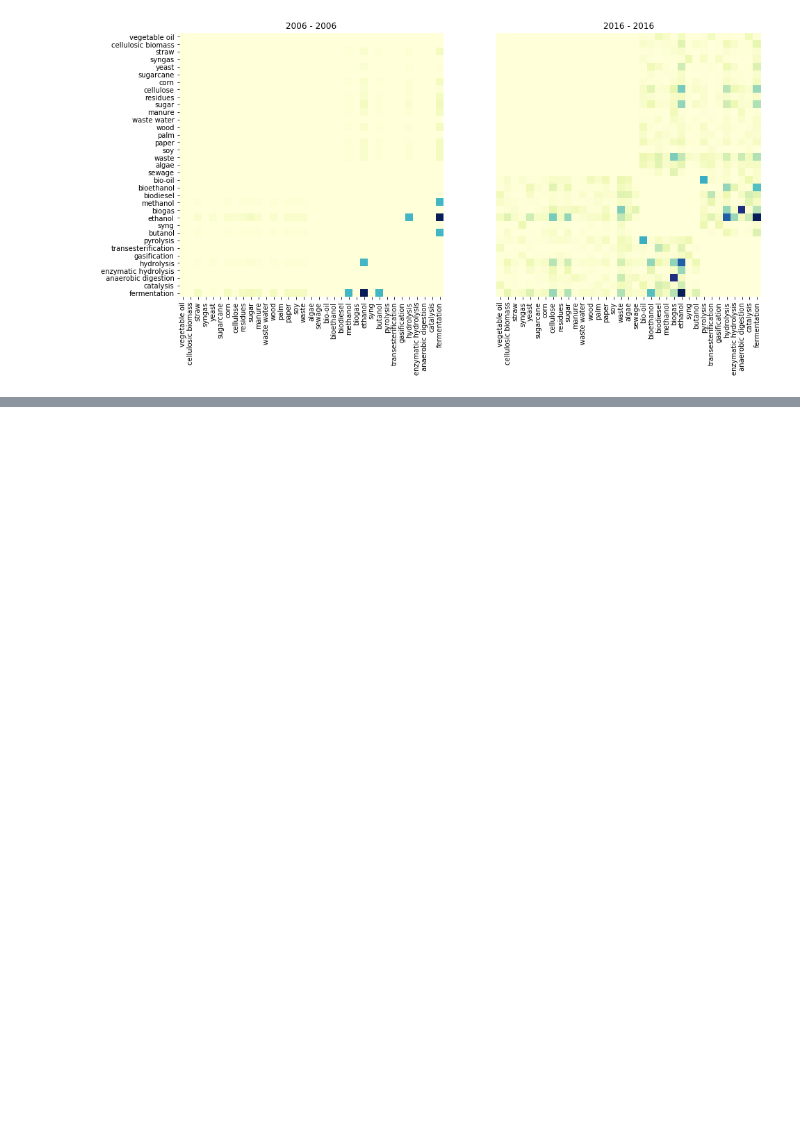
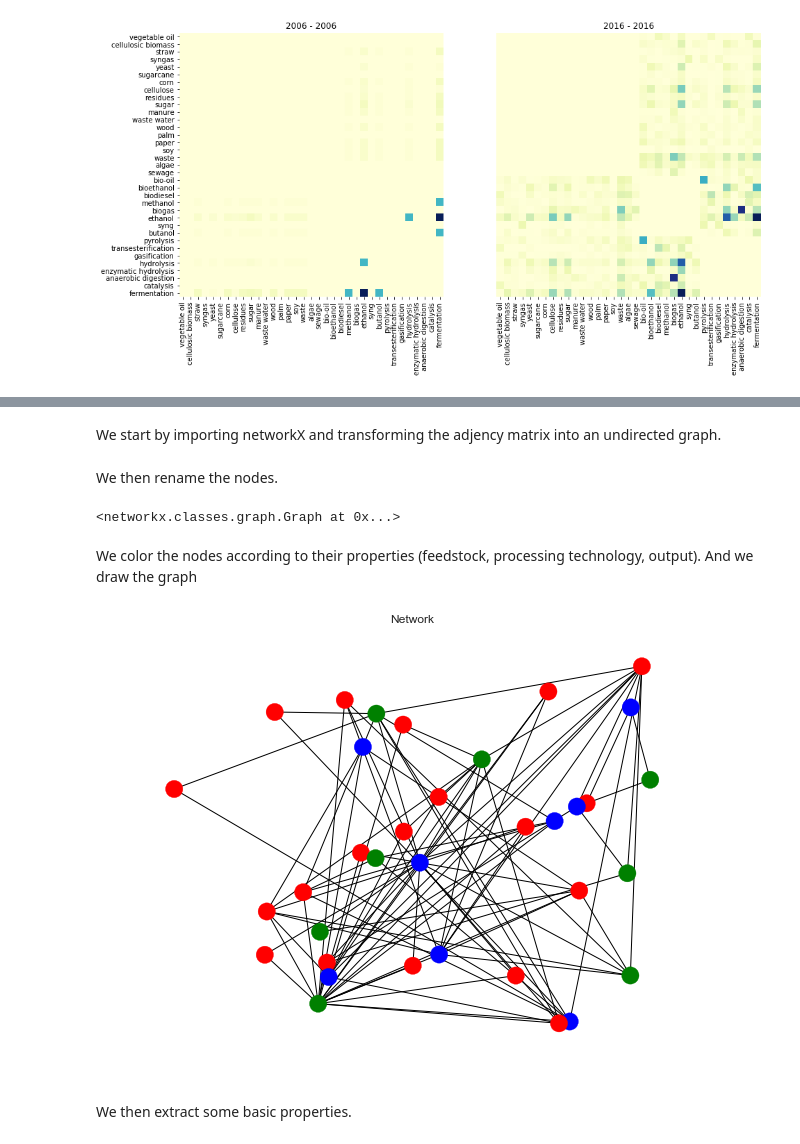
Before and after one commit to duarteocarmo/technological_capabilities, a Jupyter notebook: notebooks/Exploring.ipynb, the cells around one changed output, grey strips where cells are left out. Drawn from its saved outputs; the diff is of its cells as text; code cells hidden in the pictures; blank space fills up the shorter version.

Commit message:
Added network analysis and over time considerations.

```diff
--- a/notebooks/Exploring.ipynb
+++ b/notebooks/Exploring.ipynb
@@ -320,0 +326,43 @@ plt.show()
+# %% [markdown]
+We start by importing networkX and transforming the adjency matrix into an undirected graph.
+# %%
+import networkx as nx
+# convert matrix to graph
+G = nx.to_networkx_graph(matrix) # we cant use the normalized because we want an adjency matrix.
+# %% [markdown]
+We then rename the nodes.
+# %%
+# create a dictionnary to relabel nodes from numbers to asset name. (system req.)
+relabel_map = {}
+
+# for every number
+for number in G.nodes():
+    # the name is the position in the matrix_axis list.
+    relabel_map[number] = matrix_axis[number]
+
+# use the dictionnary to relabel.
+nx.relabel_nodes(G, relabel_map, copy=False)
+# %% [output]
+<networkx.classes.graph.Graph at 0x...>
+# %% [markdown]
+We color the nodes according to their properties (feedstock, processing technology, output). And we draw the graph
+# %%
+# create a list of colors, these are related to each node.
+color_map = []
+for node in G:
+    if node in feedstock: # if node is in this category
+        color_map.append('red') # add to list a color specific to the category
+    if node in processing_technology:
+        color_map.append('green')
+    if node in output:
+        color_map.append('blue')
+
+# plot the network using a random style
+plt.figure(figsize=(8,6));
+nx.draw_random(G, node_color = color_map, style='solid')
+plt.title('Network')
+plt.show()
+# %% [output]
+[figure, added]
+# %% [markdown]
+We then extract some basic properties.
```
Also changed, not shown: parts of 12 cells of this notebook.
